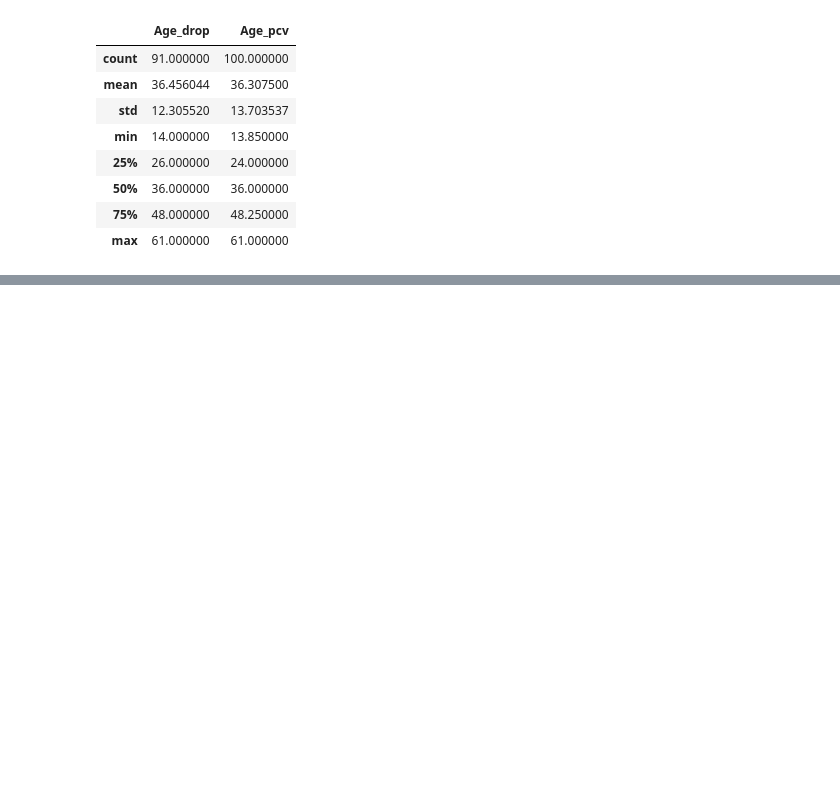
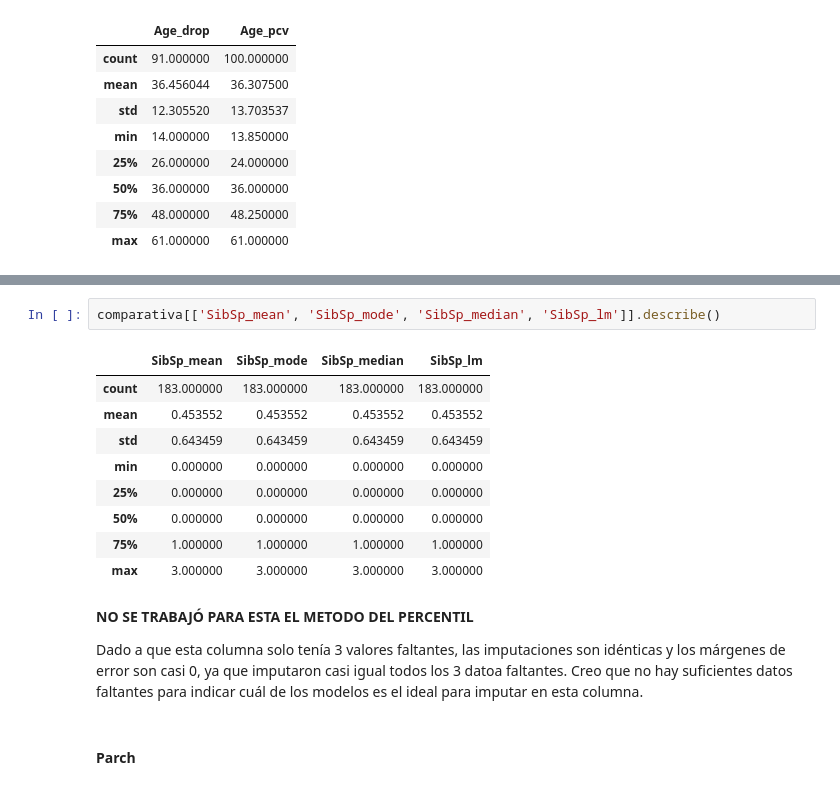
Before and after one commit to Daniel07816/DataWrangling-2022, a Jupyter notebook: Data_Engineer_Lab8/Script.ipynb, the cells around one changed output, grey strips where cells are left out. Saved outputs shown, nothing was run; the diff lists cells and outputs as text; blank space fills up the shorter version.

```diff
--- a/Data_Engineer_Lab8/Script.ipynb
+++ b/Data_Engineer_Lab8/Script.ipynb
@@ -659,0 +678,18 @@ perc[['Age_drop', 'Age_pcv']].describe()
+# %%
+comparativa[['SibSp_mean', 'SibSp_mode', 'SibSp_median', 'SibSp_lm']].describe()
+# %% [output]
+|  | SibSp_mean | SibSp_mode | SibSp_median | SibSp_lm |
+| count | 183.000000 | 183.000000 | 183.000000 | 183.000000 |
+| mean | 0.453552 | 0.453552 | 0.453552 | 0.453552 |
+| std | 0.643459 | 0.643459 | 0.643459 | 0.643459 |
+| min | 0.000000 | 0.000000 | 0.000000 | 0.000000 |
+| 25% | 0.000000 | 0.000000 | 0.000000 | 0.000000 |
+| 50% | 0.000000 | 0.000000 | 0.000000 | 0.000000 |
+| 75% | 1.000000 | 1.000000 | 1.000000 | 1.000000 |
+| max | 3.000000 | 3.000000 | 3.000000 | 3.000000 |
+# %% [markdown]
+**NO SE TRABAJÓ PARA ESTA EL METODO DEL PERCENTIL**
+
+Dado a que esta columna solo tenía 3 valores faltantes, las imputaciones son idénticas y los márgenes de error son casi 0, ya que imputaron casi igual todos los 3 datoa faltantes. Creo que no hay suficientes datos faltantes para indicar cuál de los modelos es el ideal para imputar en esta columna.
+# %% [markdown]
+#### Parch
```
Also changed, not shown: parts of 24 cells of this notebook.
